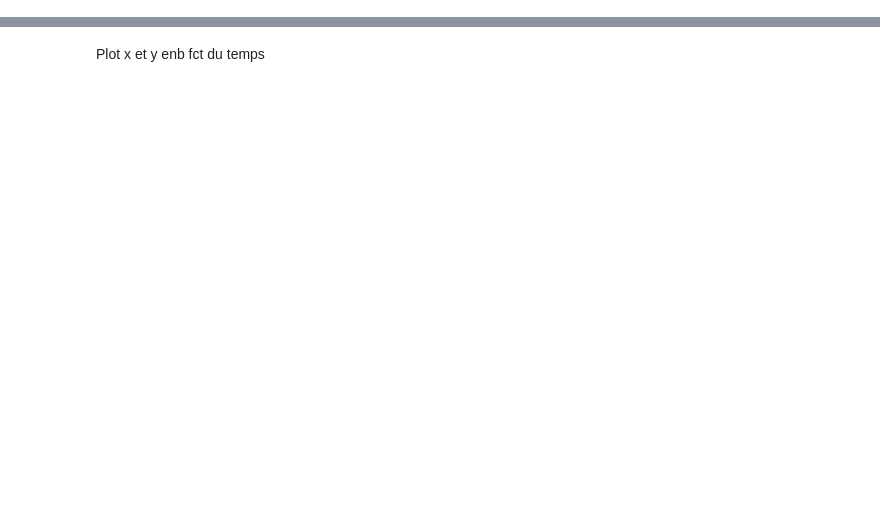
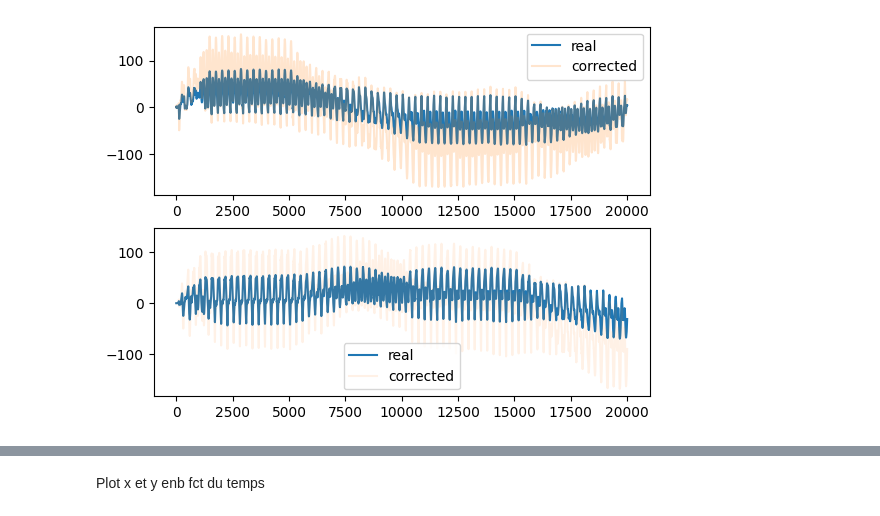
Before and after one commit to Sophiemeuw/FlyFly, a Jupyter notebook: test_controller.ipynb, the cells around one changed output, grey strips where cells are left out. Drawn from its saved outputs; the diff is of its cells as text; code cells hidden in the pictures; blank space fills up the shorter version.

Commit message:
some graphs

```diff
--- a/test_controller.ipynb
+++ b/test_controller.ipynb
@@ -15,7 +15,7 @@ from tqdm import trange
 timestep = 1e-4
 debug = True
 level = 0
-seed = 45
+seed = 46
 
 fly = CobarFly(
     debug=debug,
@@ -52,6 +52,7 @@ controller = Controller(timestep=timestep)
 obs, info = sim.reset()
 obs_hist = []
 info_hist = []
+pos_hist = []
 
 max_steps = 30000
 
@@ -70,6 +71,7 @@ for i in trange(max_steps):
     #    del obs["raw_vision"]
     obs_hist.append(obs)
     info_hist.append(info)
+    pos_hist.append(controller.get_integrated_position())
 
 
     if hasattr(controller, "quit") and controller.quit:
@@ -168,3 +209,39 @@ AttributeError: 'Controller' object has no attribute 'position_trace'
+# %%
+def relative_to_absolute_pos(
+    rel_pos: np.ndarray, base_pos: np.ndarray, heading_angle: float
+) -> np.ndarray:
+    rot_matrix_inv = np.array(
+        [
+            [np.cos(-heading_angle), np.sin(-heading_angle)],
+            [-np.sin(-heading_angle), np.cos(-heading_angle)],
+        ]
+    )
+
+    # Apply inverse rotation and then add the base position
+    abs_pos = (rel_pos @ rot_matrix_inv) + base_pos
+
+    return abs_pos
+
+real_vels = []
+corrected_vels = []
+
+for obs in obs_hist:
+    corrected_vel = relative_to_absolute_pos(obs["velocity"].ravel(), obs["fly"][1][0:2], -obs["heading"])
+    real_vels.append(obs["fly"][1][0:2])
+    corrected_vels.append(corrected_vel)
+
+fig, axes = plt.subplots(2, 1)
+ax_x, ax_y = axes.ravel()
+ax_x.plot([real_vel[0] for real_vel in real_vels], label="real")
+ax_x.plot([corrected_vel[0] for corrected_vel in corrected_vels], label="corrected", alpha=0.2)
+
+ax_y.plot([real_vel[1] for real_vel in real_vels], label="real")
+ax_y.plot([corrected_vel[1] for corrected_vel in corrected_vels], label="corrected", alpha=0.1)
+
+for ax in axes.ravel():
+    ax.legend()
+# %% [output]
+[figure, added]
 # %%
 import matplotlib.pyplot as plt
 import numpy as np
```
Also changed, not shown: parts of 8 cells of this notebook.
